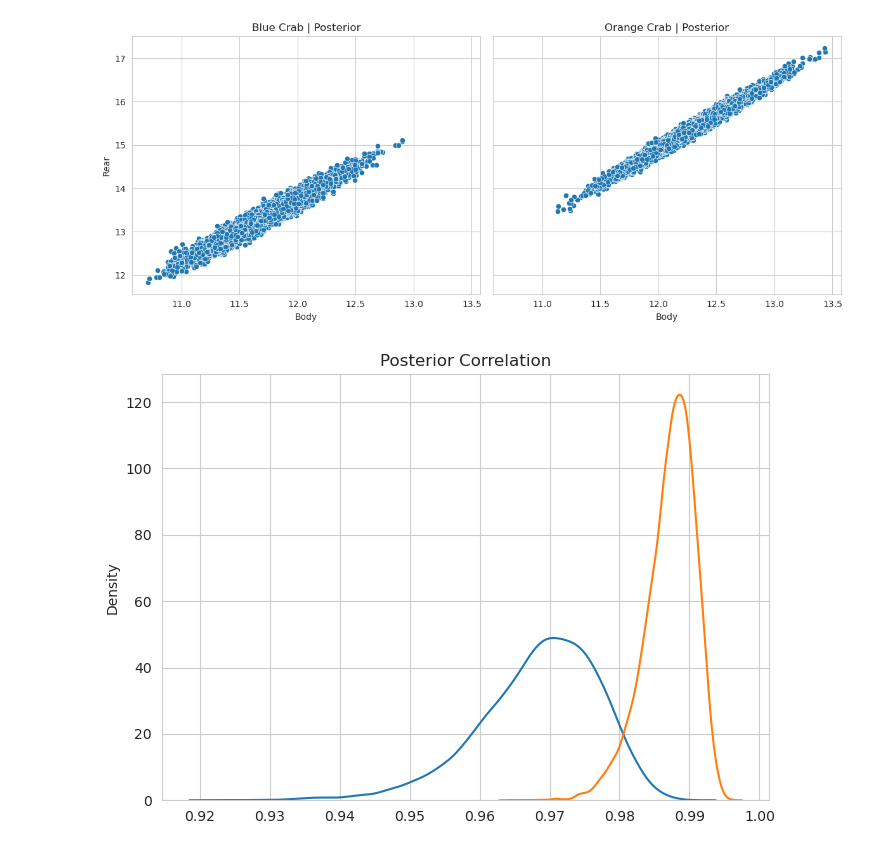
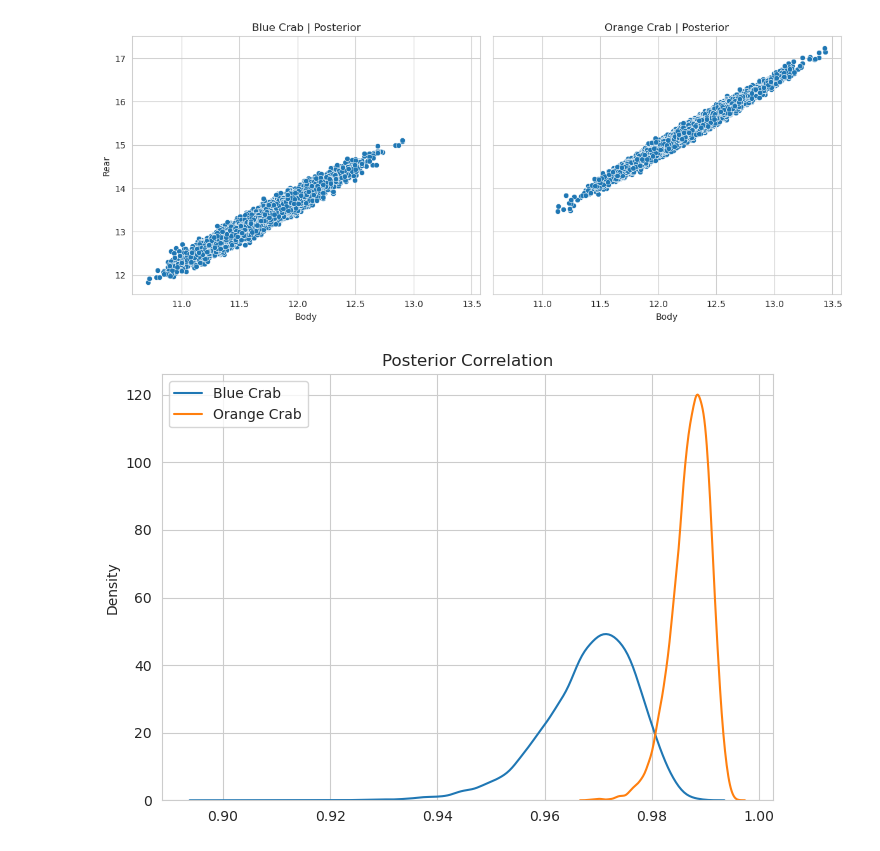
Before and after one commit to WHITSNAK/sta_602, a Jupyter notebook: hw9/hw9.ipynb, the cells around one changed output. Cells and saved outputs as stored; diff of their text form; code cells hidden in the pictures.

Commit message:
update graph

```diff
--- a/hw9/hw9.ipynb
+++ b/hw9/hw9.ipynb
@@ -68,11 +68,11 @@ fig.show()
 # %%
 fig, ax = plt.subplots(figsize=(7, 5))
 
-sns.kdeplot([cov2corr(x) for x in blue_sigma_pos_rv.rvs(10000)], label='Blue', ax=ax)
-sns.kdeplot([cov2corr(x) for x in orange_sigma_pos_rv.rvs(10000)], label='Orange', ax=ax)
+sns.kdeplot([cov2corr(x) for x in blue_sigma_pos_rv.rvs(10000)], label='Blue Crab', ax=ax)
+sns.kdeplot([cov2corr(x) for x in orange_sigma_pos_rv.rvs(10000)], label='Orange Crab', ax=ax)
 ax.set_title("Posterior Correlation")
-
+ax.legend()
 fig.tight_layout()
 fig.show()
 # %% [output]
-[figure, old version]
+[figure, new version]
```
Also changed, not shown: 1 other file.
